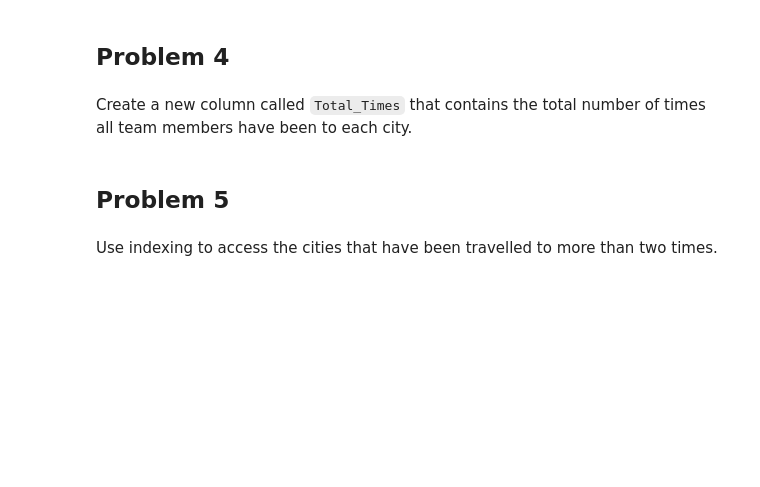
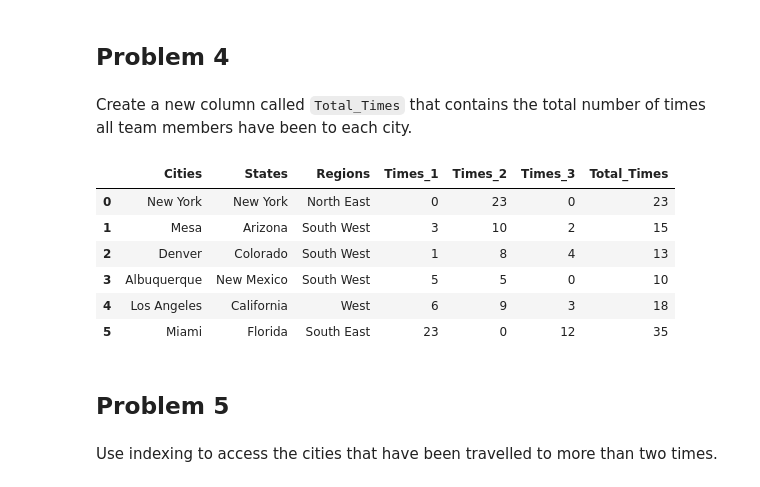
Before and after one commit to cyeef/Data-Science-Portfolio-C21-, a Jupyter notebook: Exercises/5b-Pandas.Exercise.ipynb, the cells around one changed output. Saved outputs shown, nothing was run; the diff lists cells and outputs as text; code cells hidden in the pictures; blank space fills up the shorter version.

```diff
--- a/Exercises/5b-Pandas.Exercise.ipynb
+++ b/Exercises/5b-Pandas.Exercise.ipynb
@@ -94,6 +94,17 @@ dtype: object
 ## Problem 4
 # %% [markdown]
 Create a new column called `Total_Times` that contains the total number of times all team members have been to each city.
+# %%
+cities_df['Total_Times'] = cities_df['Times_1'] + cities_df['Times_2'] + cities_df['Times_3']
+cities_df
+# %% [output]
+|  | Cities | States | Regions | Times_1 | Times_2 | Times_3 | Total_Times |
+| 0 | New York | New York | North East | 0 | 23 | 0 | 23 |
+| 1 | Mesa | Arizona | South West | 3 | 10 | 2 | 15 |
+| 2 | Denver | Colorado | South West | 1 | 8 | 4 | 13 |
+| 3 | Albuquerque | New Mexico | South West | 5 | 5 | 0 | 10 |
+| 4 | Los Angeles | California | West | 6 | 9 | 3 | 18 |
+| 5 | Miami | Florida | South East | 23 | 0 | 12 | 35 |
 # %% [markdown]
 ## Problem 5
 # %% [markdown]
```
